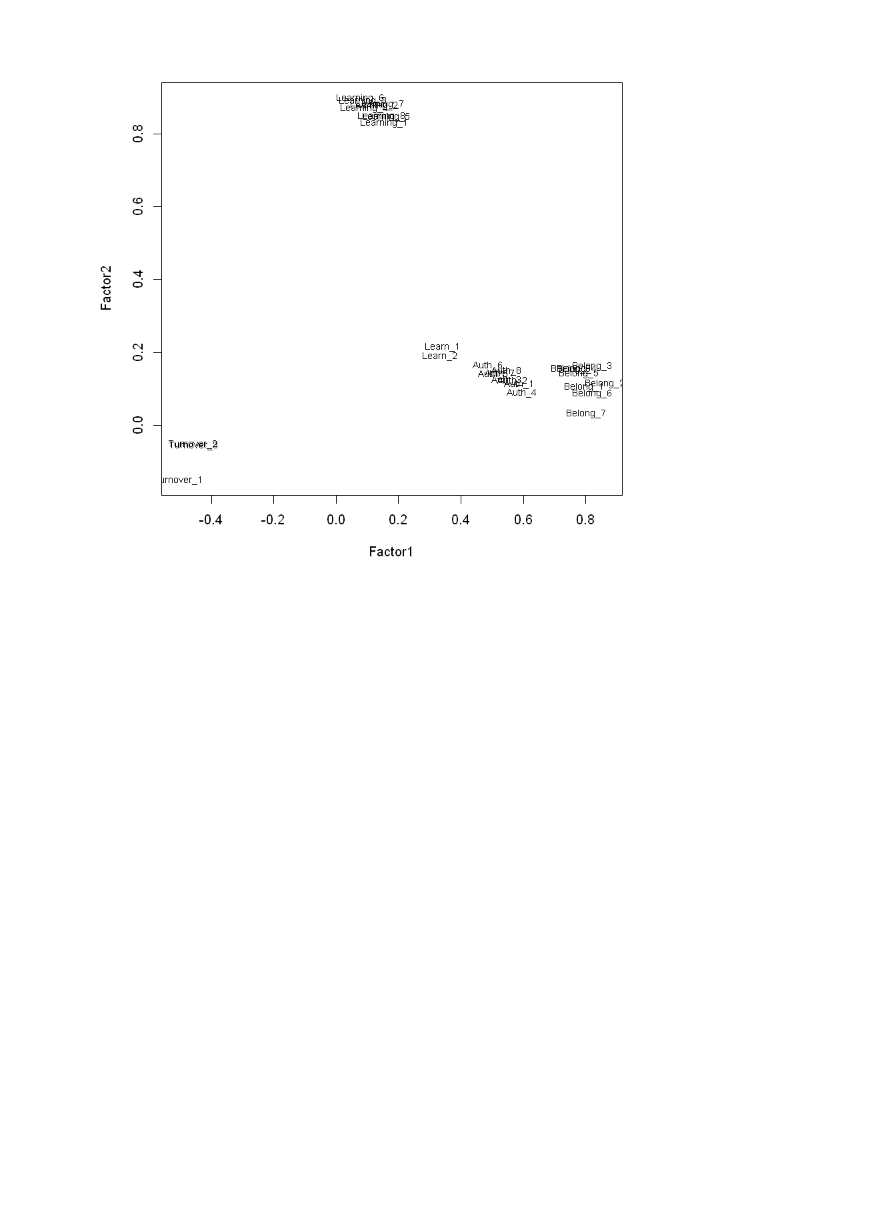
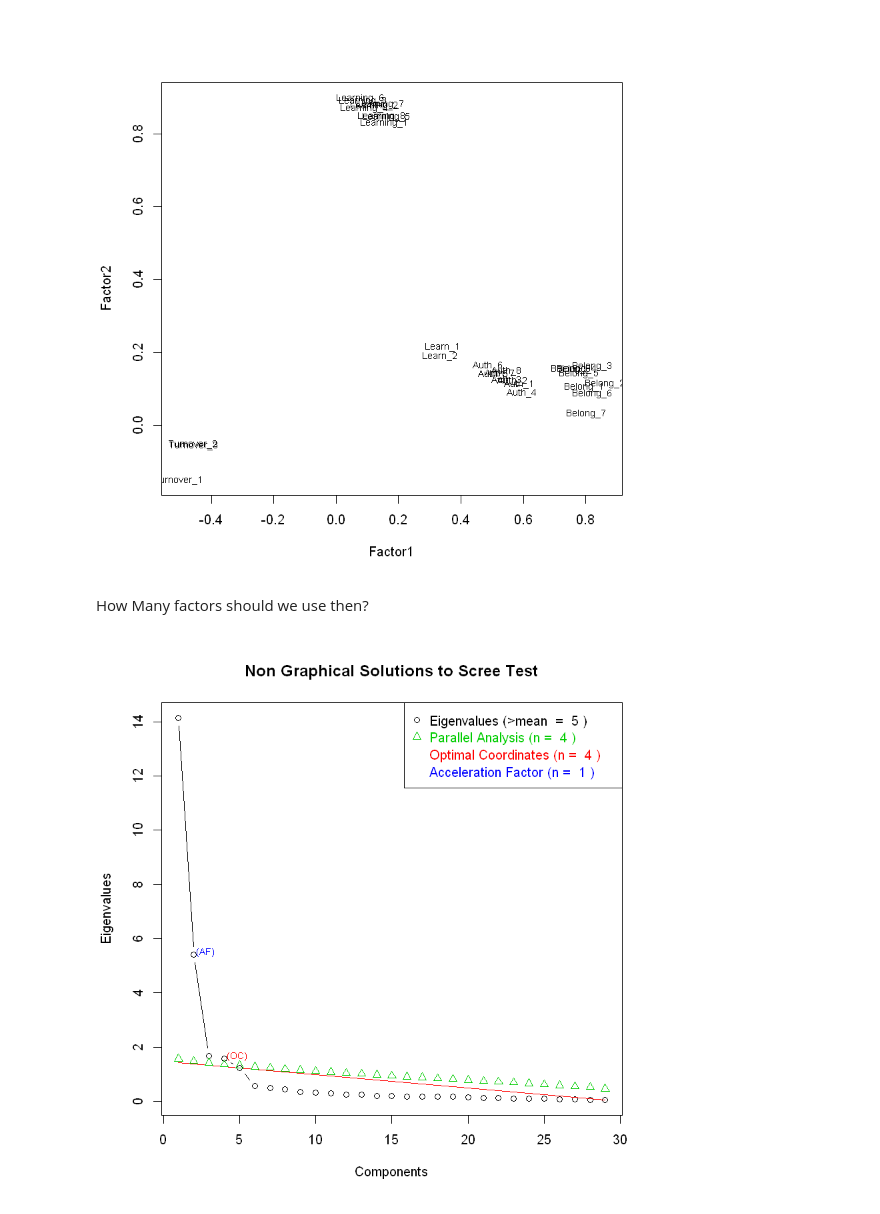
Before and after one commit to sam-cannon/AOM, a Jupyter notebook: AOM in R.ipynb, the cells around one changed output. Drawn from its saved outputs; the diff is of its cells as text; code cells hidden in the pictures; blank space fills up the shorter version.

```diff
--- a/AOM in R.ipynb
+++ b/AOM in R.ipynb
@@ -104,3 +105,13 @@ Test of the hypothesis that 3 factors are sufficient.
 The chi square statistic is 2055.33 on 322 degrees of freedom.
 The p-value is 9.71e-250
 [figure]
+# %% [markdown]
+How Many factors should we use then?
+# %%
+ev <- eigen(cor(data)) # get eigenvalues
+ap <- parallel(subject=nrow(data),var=ncol(data),
+  rep=100,cent=.05)
+nS <- nScree(x=ev$values, aparallel=ap$eigen$qevpea)
+plotnScree(nS)
+# %% [output]
+[figure, added]
```
Also changed, not shown: parts of 1 cell of this notebook.
